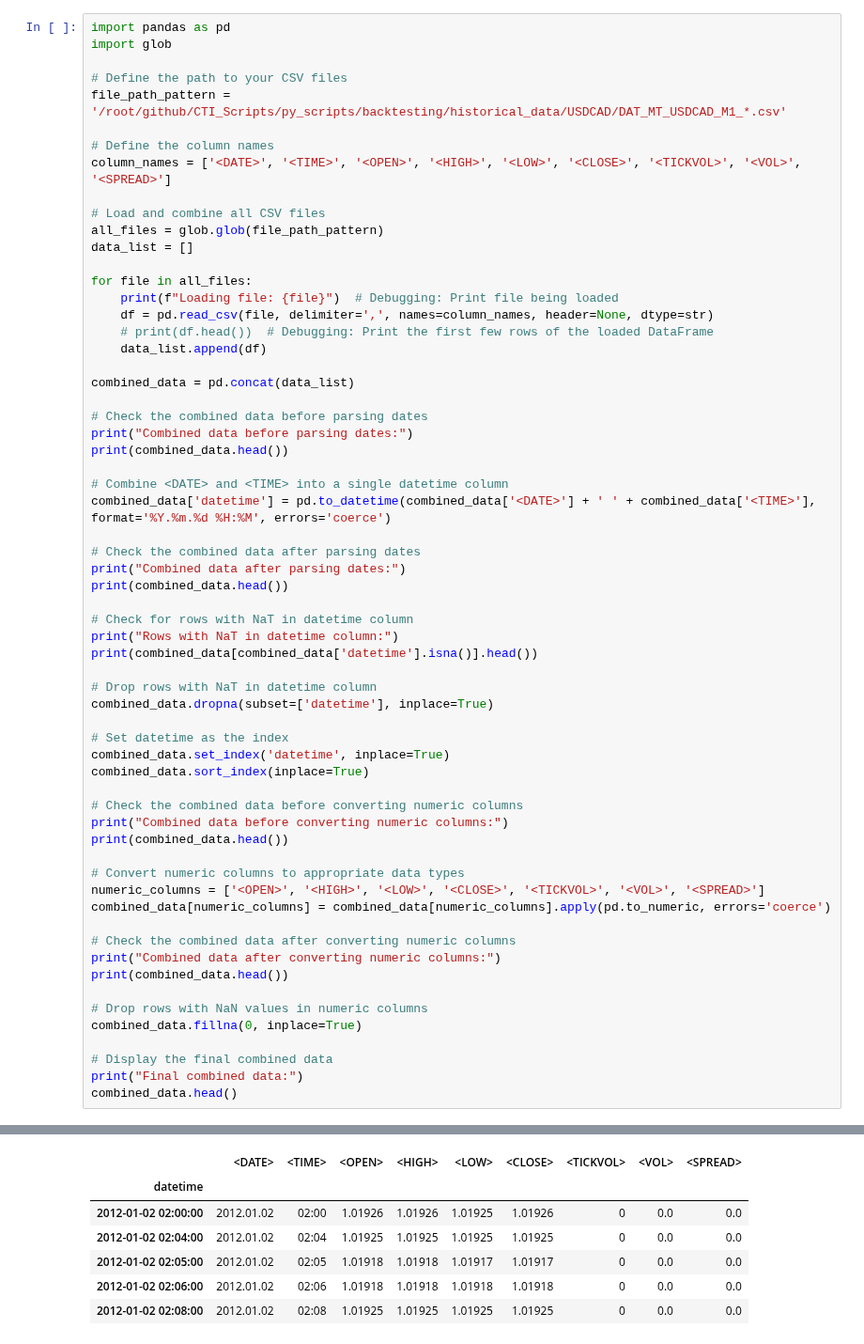
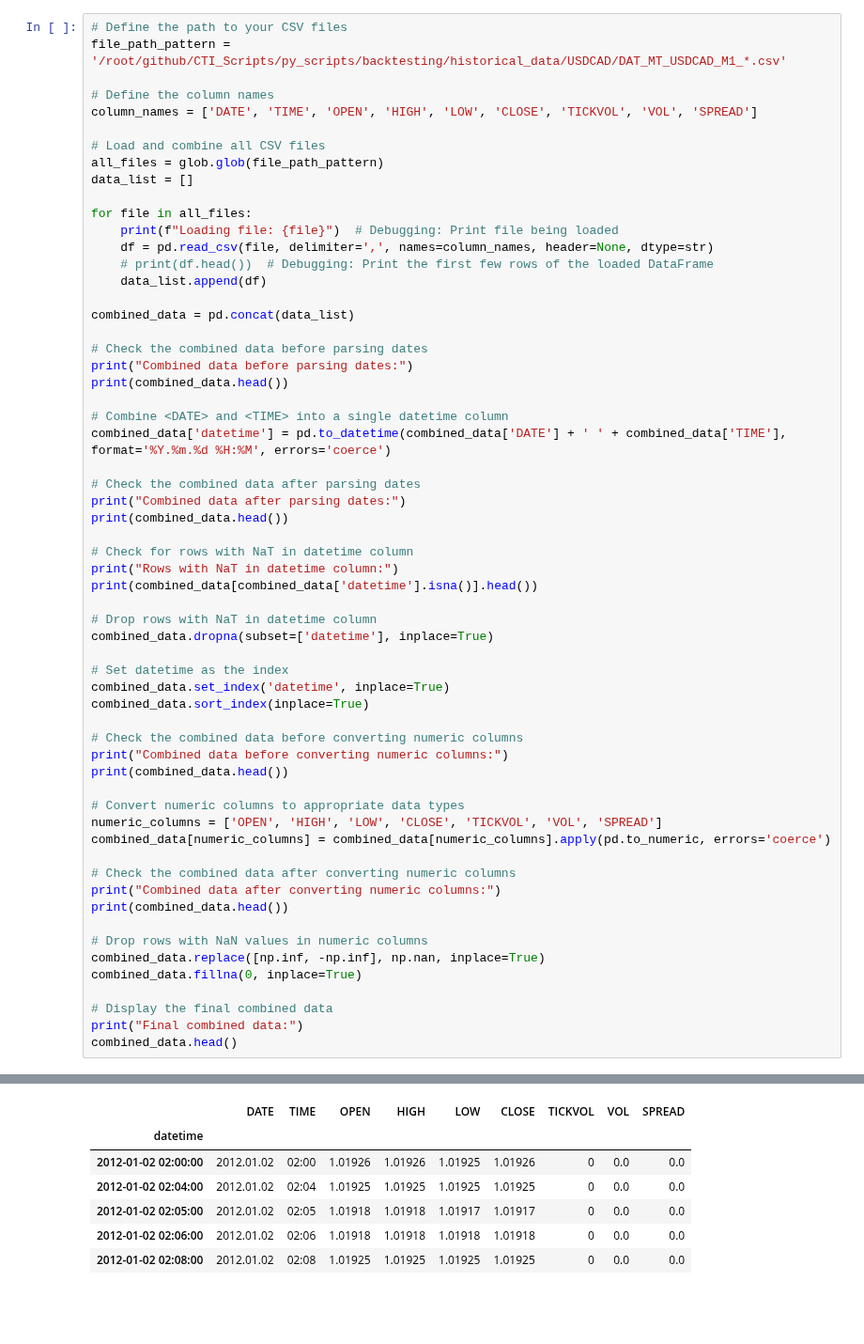
Before and after one commit to Gitchegumi/CTI_Scripts, a Jupyter notebook: py_scripts/backtesting/testing.ipynb, the cells around one changed output, grey strips where cells are left out. Shown at 94% size. Cells and saved outputs as stored; diff of their text form; blank space fills up the shorter version.

```diff
--- a/py_scripts/backtesting/testing.ipynb
+++ b/py_scripts/backtesting/testing.ipynb
@@ -1,12 +11,9 @@
 # %%
-import pandas as pd
-import glob
-
 # Define the path to your CSV files
 file_path_pattern = '/root/github/CTI_Scripts/py_scripts/backtesting/historical_data/USDCAD/DAT_MT_USDCAD_M1_*.csv'
 
 # Define the column names
-column_names = ['<DATE>', '<TIME>', '<OPEN>', '<HIGH>', '<LOW>', '<CLOSE>', '<TICKVOL>', '<VOL>', '<SPREAD>']
+column_names = ['DATE', 'TIME', 'OPEN', 'HIGH', 'LOW', 'CLOSE', 'TICKVOL', 'VOL', 'SPREAD']
 
 # Load and combine all CSV files
 all_files = glob.glob(file_path_pattern)
@@ -25,7 +32,7 @@ print("Combined data before parsing dates:")
 print(combined_data.head())
 
 # Combine <DATE> and <TIME> into a single datetime column
-combined_data['datetime'] = pd.to_datetime(combined_data['<DATE>'] + ' ' + combined_data['<TIME>'], format='%Y.%m.%d %H:%M', errors='coerce')
+combined_data['datetime'] = pd.to_datetime(combined_data['DATE'] + ' ' + combined_data['TIME'], format='%Y.%m.%d %H:%M', errors='coerce')
 
 # Check the combined data after parsing dates
 print("Combined data after parsing dates:")
@@ -47,7 +54,7 @@ print("Combined data before converting numeric columns:")
 print(combined_data.head())
 
 # Convert numeric columns to appropriate data types
-numeric_columns = ['<OPEN>', '<HIGH>', '<LOW>', '<CLOSE>', '<TICKVOL>', '<VOL>', '<SPREAD>']
+numeric_columns = ['OPEN', 'HIGH', 'LOW', 'CLOSE', 'TICKVOL', 'VOL', 'SPREAD']
 combined_data[numeric_columns] = combined_data[numeric_columns].apply(pd.to_numeric, errors='coerce')
 
 # Check the combined data after converting numeric columns
@@ -55,6 +62,7 @@ print("Combined data after converting numeric columns:")
 print(combined_data.head())
 
 # Drop rows with NaN values in numeric columns
+combined_data.replace([np.inf, -np.inf], np.nan, inplace=True)
 combined_data.fillna(0, inplace=True)
 
 # Display the final combined data
@@ -80,5 +88,5 @@ Combined data before parsing dates:
 Final combined data:
-|  | <DATE> | <TIME> | <OPEN> | <HIGH> | <LOW> | <CLOSE> | <TICKVOL> | <VOL> | <SPREAD> |
+|  | DATE | TIME | OPEN | HIGH | LOW | CLOSE | TICKVOL | VOL | SPREAD |
 | datetime |  |  |  |  |  |  |  |  |  |
 | 2012-01-02 02:00:00 | 2012.01.02 | 02:00 | 1.01926 | 1.01926 | 1.01925 | 1.01926 | 0 | 0.0 | 0.0 |
 | 2012-01-02 02:04:00 | 2012.01.02 | 02:04 | 1.01925 | 1.01925 | 1.01925 | 1.01925 | 0 | 0.0 | 0.0 |
```
Also changed, not shown: parts of 4 cells of this notebook, 1 other file.
